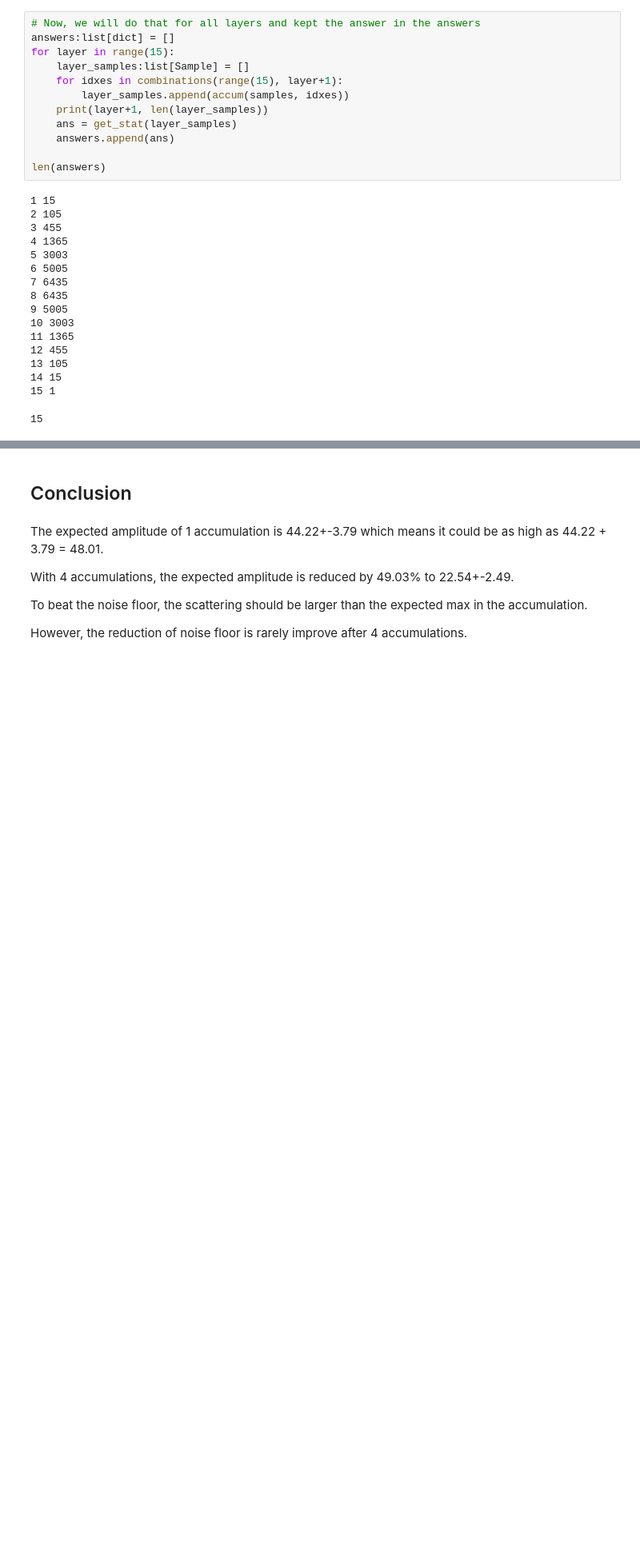
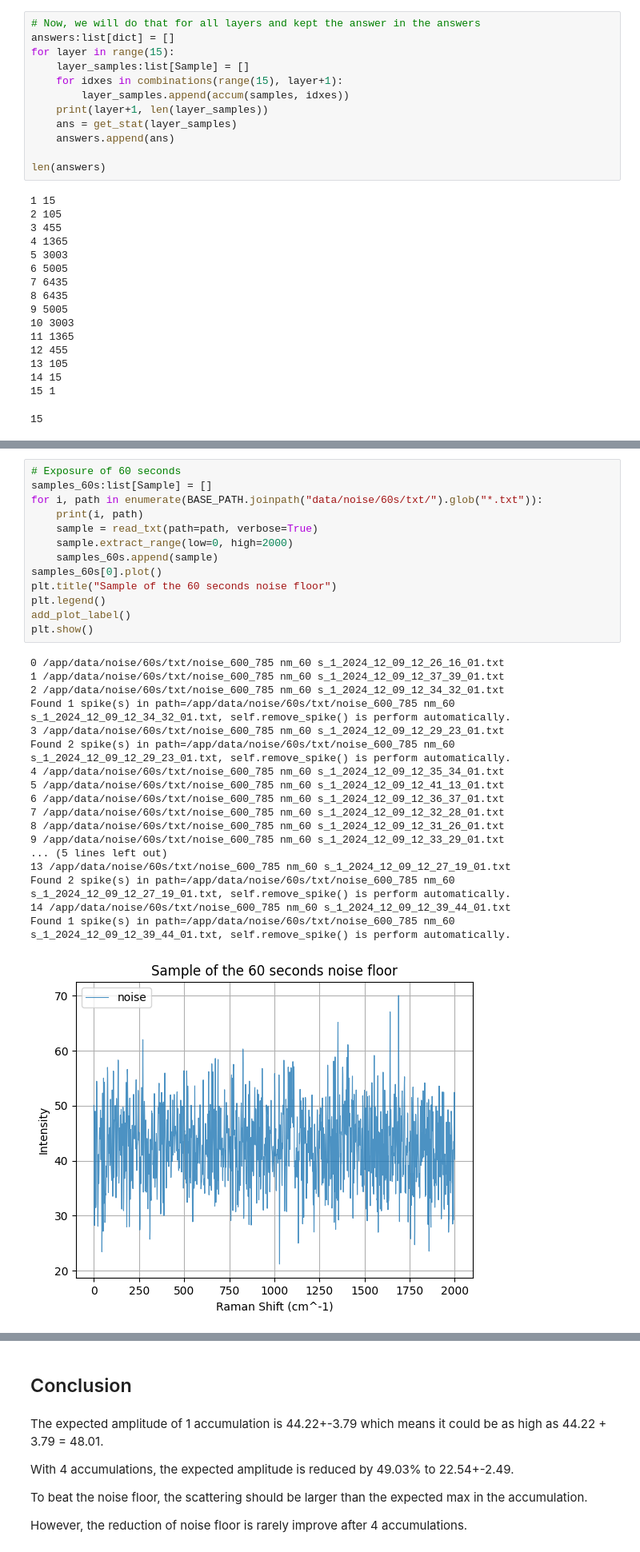
Before and after one commit to AIT-brainlab/raman-for-glucose-measurement, a Jupyter notebook: jupyter/20241211-noisefloor_and_accumulation.ipynb, the cells around one changed output, grey strips where cells are left out. Shown: that part at 80% size. Cells and saved outputs as stored; diff of their text form; blank space fills up the shorter version.

```diff
--- a/jupyter/20241211-noisefloor_and_accumulation.ipynb
+++ b/jupyter/20241211-noisefloor_and_accumulation.ipynb
@@ -286,0 +365,32 @@ Accumu  Ampli   std     reduct  ratio (%)
+# %%
+# Exposure of 60 seconds
+samples_60s:list[Sample] = []
+for i, path in enumerate(BASE_PATH.joinpath("data/noise/60s/txt/").glob("*.txt")):
+    print(i, path)
+    sample = read_txt(path=path, verbose=True)
+    sample.extract_range(low=0, high=2000)
+    samples_60s.append(sample)
+samples_60s[0].plot()
+plt.title("Sample of the 60 seconds noise floor")
+plt.legend()
+add_plot_label()
+plt.show()
+# %% [output]
+0 /app/data/noise/60s/txt/noise_600_785 nm_60 s_1_2024_12_09_12_26_16_01.txt
+1 /app/data/noise/60s/txt/noise_600_785 nm_60 s_1_2024_12_09_12_37_39_01.txt
+2 /app/data/noise/60s/txt/noise_600_785 nm_60 s_1_2024_12_09_12_34_32_01.txt
+Found 1 spike(s) in path=/app/data/noise/60s/txt/noise_600_785 nm_60 s_1_2024_12_09_12_34_32_01.txt, self.remove_spike() is perform automatically.
+3 /app/data/noise/60s/txt/noise_600_785 nm_60 s_1_2024_12_09_12_29_23_01.txt
+Found 2 spike(s) in path=/app/data/noise/60s/txt/noise_600_785 nm_60 s_1_2024_12_09_12_29_23_01.txt, self.remove_spike() is perform automatically.
+4 /app/data/noise/60s/txt/noise_600_785 nm_60 s_1_2024_12_09_12_35_34_01.txt
+5 /app/data/noise/60s/txt/noise_600_785 nm_60 s_1_2024_12_09_12_41_13_01.txt
+6 /app/data/noise/60s/txt/noise_600_785 nm_60 s_1_2024_12_09_12_36_37_01.txt
+7 /app/data/noise/60s/txt/noise_600_785 nm_60 s_1_2024_12_09_12_32_28_01.txt
+8 /app/data/noise/60s/txt/noise_600_785 nm_60 s_1_2024_12_09_12_31_26_01.txt
+9 /app/data/noise/60s/txt/noise_600_785 nm_60 s_1_2024_12_09_12_33_29_01.txt
+... (5 lines left out)
+13 /app/data/noise/60s/txt/noise_600_785 nm_60 s_1_2024_12_09_12_27_19_01.txt
+Found 2 spike(s) in path=/app/data/noise/60s/txt/noise_600_785 nm_60 s_1_2024_12_09_12_27_19_01.txt, self.remove_spike() is perform automatically.
+14 /app/data/noise/60s/txt/noise_600_785 nm_60 s_1_2024_12_09_12_39_44_01.txt
+Found 1 spike(s) in path=/app/data/noise/60s/txt/noise_600_785 nm_60 s_1_2024_12_09_12_39_44_01.txt, self.remove_spike() is perform automatically.
+[figure, added]
```
Also changed, not shown: parts of 13 cells of this notebook, 1 other file.
